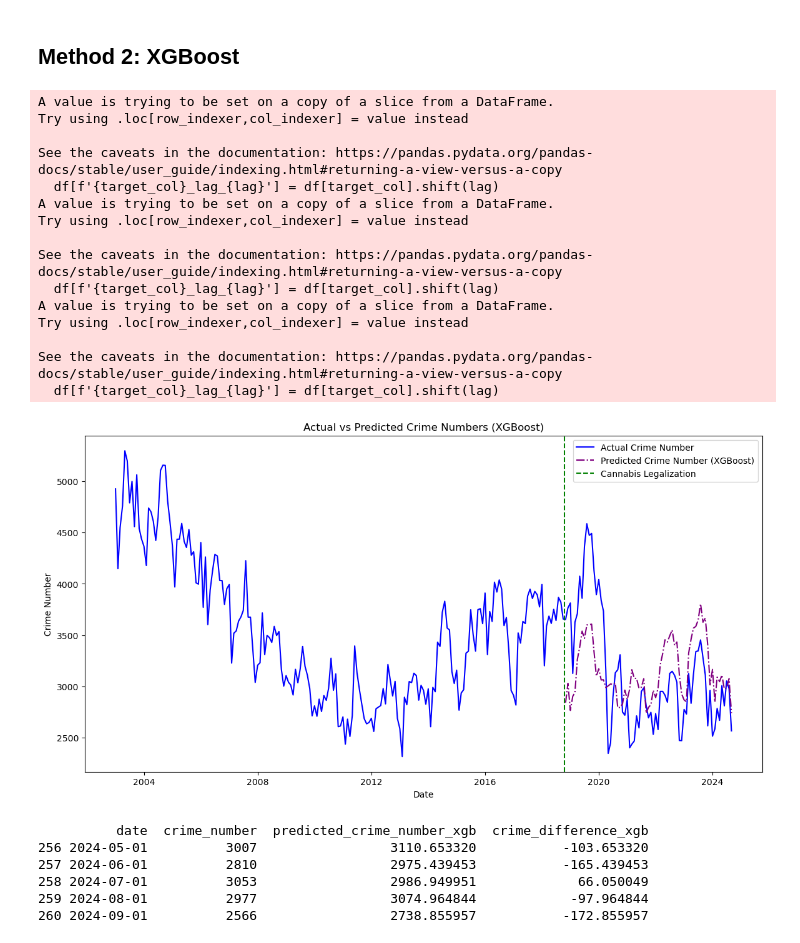
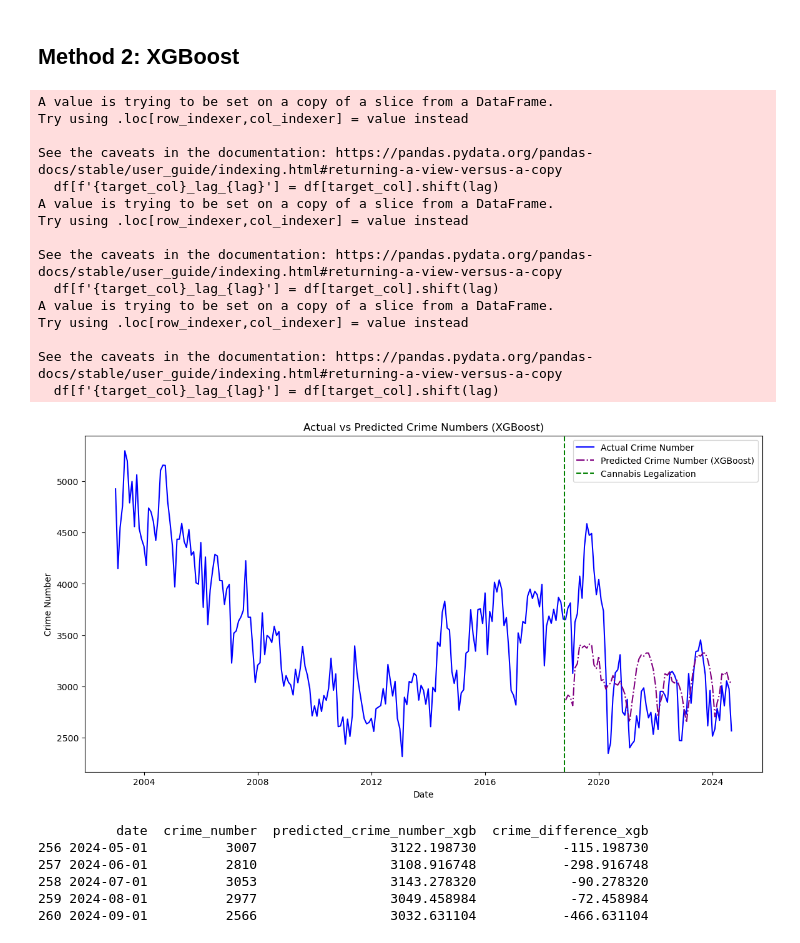
Before and after one commit to HantzeWANG/ECON490, a Jupyter notebook: CrimePrediction.ipynb, the cells around one changed output. Cells and saved outputs as stored; diff of their text form; code cells hidden in the pictures.

```diff
--- a/CrimePrediction.ipynb
+++ b/CrimePrediction.ipynb
@@ -227,7 +227,6 @@ p-value: 0.23817884349362073
 ## Method 2: XGBoost
 # %%
 import xgboost as xgb
-
 
 pre_legalization_data_xgb = merged_df_xgb[merged_df_xgb['date'] < '2018-10-17']
 
@@ -237,12 +236,19 @@ def create_lagged_features(df, target_col, lags):
     return df
 
 pre_legalization_data_xgb = create_lagged_features(pre_legalization_data_xgb, 'crime_number', 3)
-pre_legalization_data_xgb = pre_legalization_data_xgb.dropna()  # Drop rows with NaN values due to lagging
+pre_legalization_data_xgb = pre_legalization_data_xgb.dropna()
 
 pre_legalization_data_xgb['month'] = pre_legalization_data_xgb['date'].dt.month
 pre_legalization_data_xgb['year'] = pre_legalization_data_xgb['date'].dt.year
 
-X_train_xgb = pre_legalization_data_xgb[['crime_number_lag_1', 'crime_number_lag_2', 'crime_number_lag_3', 'month', 'year']]
+X_train_xgb = pre_legalization_data_xgb[
+    ['crime_number_lag_1', 'crime_number_lag_2', 'crime_number_lag_3',
+     'month', 'year',
+     'Police officers per 100,000 population',
+     'Weighted clearance rate',
+     'Vancouver Unemployment Rate',
+     'CPI', 'MinWage']
+]
 y_train_xgb = pre_legalization_data_xgb['crime_number']
 
 xgb_model = xgb.XGBRegressor(objective='reg:squarederror', n_estimators=100, learning_rate=0.1, random_state=42)
@@ -257,7 +263,15 @@ post_legalization_data_xgb['year'] = post_legalization_data_xgb['date'].dt.year
 predictions = []
 
 for i in range(len(post_legalization_data_xgb)):
-    X_pred = post_legalization_data_xgb[['crime_number_lag_1', 'crime_number_lag_2', 'crime_number_lag_3', 'month', 'year']].iloc[i].values.reshape(1, -1)
+    X_pred = post_legalization_data_xgb[
+        ['crime_number_lag_1', 'crime_number_lag_2', 'crime_number_lag_3',
+         'month', 'year',
+         'Police officers per 100,000 population',
+         'Weighted clearance rate',
+         'Vancouver Unemployment Rate',
+         'CPI', 'MinWage']
+    ].iloc[i].values.reshape(1, -1)
+
     pred = xgb_model.predict(X_pred)[0]
     predictions.append(pred)
 
@@ -272,37 +286,37 @@ merged_df_xgb = pd.merge(merged_df_xgb, post_legalization_data_xgb[['date', 'pre
 
 legalization_date = pd.to_datetime('2018-10-17')
 plt.figure(figsize=(14, 7))
 plt.plot(merged_df_xgb['date'], merged_df_xgb['crime_number'], label="Actual Crime Number", color="blue")
 plt.plot(merged_df_xgb['date'], merged_df_xgb['predicted_crime_number_xgb'], label="Predicted Crime Number (XGBoost)", color="purple", linestyle="-.")
 plt.axvline(x=legalization_date, color='green', linestyle='--', label='Cannabis Legalization')
 plt.xlabel("Date")
 plt.ylabel("Crime Number")
 plt.title("Actual vs Predicted Crime Numbers (XGBoost)")
 plt.legend()
 plt.show()
 
 merged_df_xgb['crime_difference_xgb'] = merged_df_xgb['crime_number'] - merged_df_xgb['predicted_crime_number_xgb']
 print(merged_df_xgb[['date', 'crime_number', 'predicted_crime_number_xgb', 'crime_difference_xgb']].tail(5))
 # %% [output]
 A value is trying to be set on a copy of a slice from a DataFrame.
 Try using .loc[row_indexer,col_indexer] = value instead
 
 See the caveats in the documentation: https://pandas.pydata.org/pandas-docs/stable/user_guide/indexing.html#returning-a-view-versus-a-copy
   df[f'{target_col}_lag_{lag}'] = df[target_col].shift(lag)
 A value is trying to be set on a copy of a slice from a DataFrame.
 Try using .loc[row_indexer,col_indexer] = value instead
 
 See the caveats in the documentation: https://pandas.pydata.org/pandas-docs/stable/user_guide/indexing.html#returning-a-view-versus-a-copy
   df[f'{target_col}_lag_{lag}'] = df[target_col].shift(lag)
 A value is trying to be set on a copy of a slice from a DataFrame.
 Try using .loc[row_indexer,col_indexer] = value instead
 
 See the caveats in the documentation: https://pandas.pydata.org/pandas-docs/stable/user_guide/indexing.html#returning-a-view-versus-a-copy
   df[f'{target_col}_lag_{lag}'] = df[target_col].shift(lag)
-[figure, old version]
+[figure, new version]
           date  crime_number  predicted_crime_number_xgb  crime_difference_xgb
-256 2024-05-01          3007                 3110.653320           -103.653320
-257 2024-06-01          2810                 2975.439453           -165.439453
-258 2024-07-01          3053                 2986.949951             66.050049
-259 2024-08-01          2977                 3074.964844            -97.964844
-260 2024-09-01          2566                 2738.855957           -172.855957
+256 2024-05-01          3007                 3122.198730           -115.198730
+257 2024-06-01          2810                 3108.916748           -298.916748
+258 2024-07-01          3053                 3143.278320            -90.278320
+259 2024-08-01          2977                 3049.458984            -72.458984
+260 2024-09-01          2566                 3032.631104           -466.631104
```
